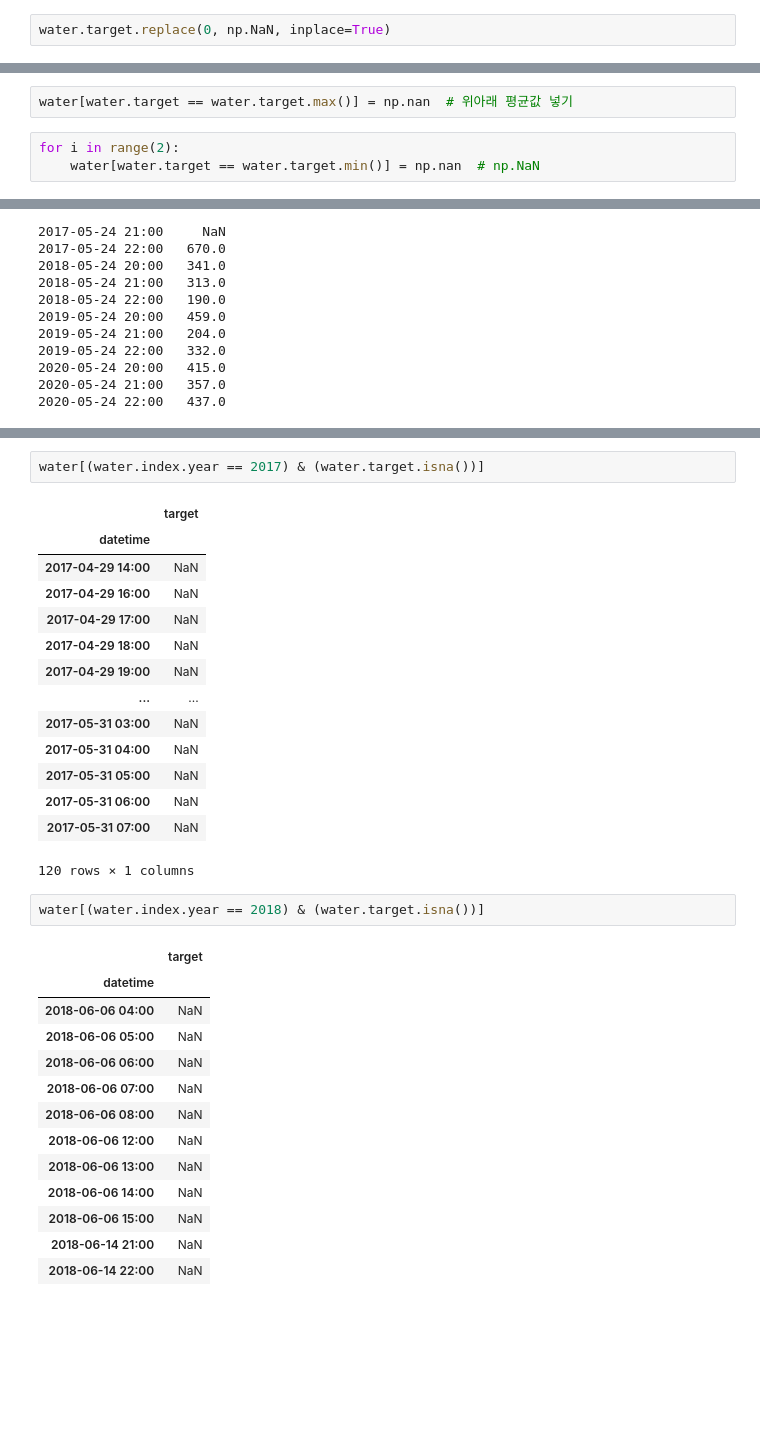
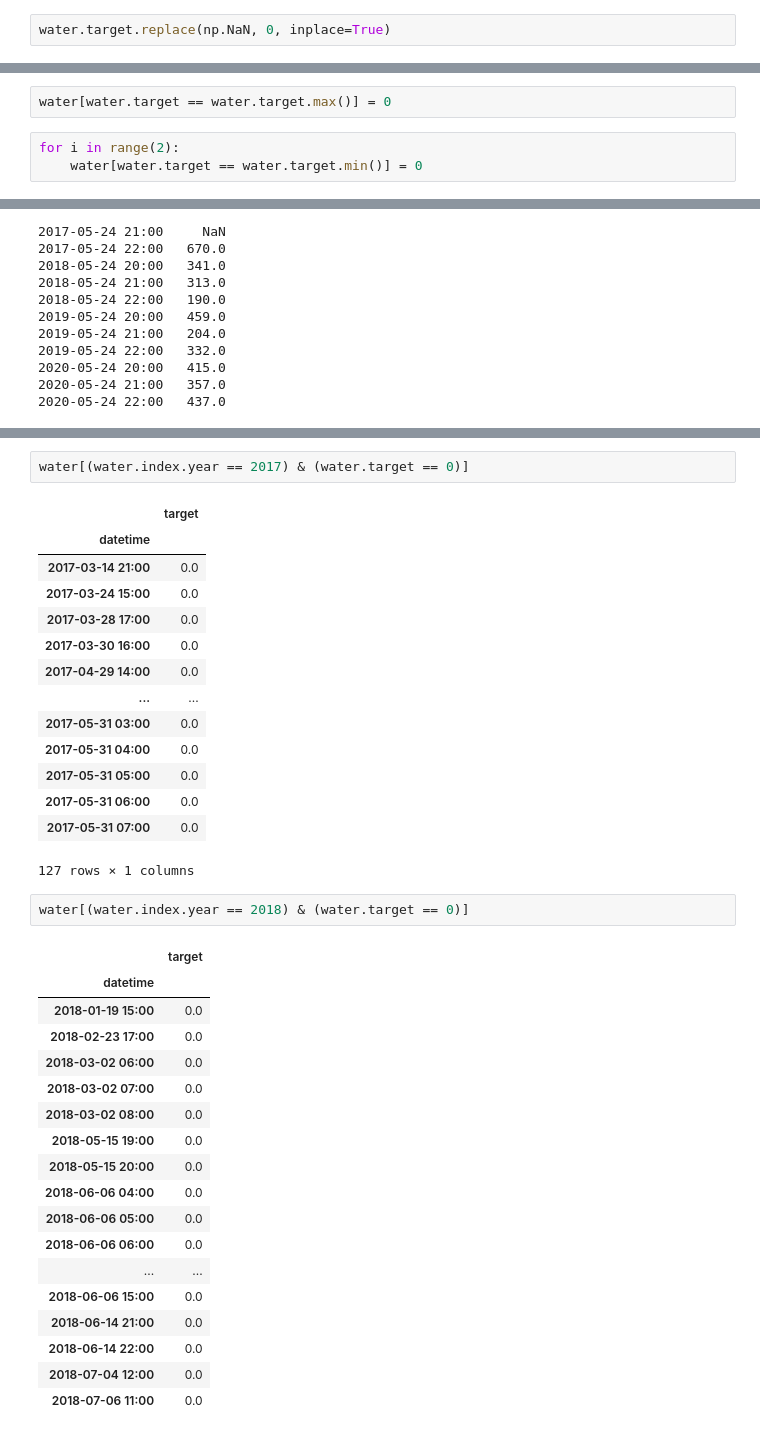
Before and after one commit to pyh5214/ML_Time-Series-Analysis, a Jupyter notebook: water.ipynb, the cells around one changed output, grey strips where cells are left out. Cells and saved outputs as stored; diff of their text form; blank space fills up the shorter version.

```diff
--- a/water.ipynb
+++ b/water.ipynb
@@ -80,17 +80,17 @@ water.sort_values(by='target', ascending=False)
 # %%
 water.target = water.target.round(0)
 # %%
-water.target.replace(0, np.NaN, inplace=True)
+water.target.replace(np.NaN, 0, inplace=True)
 # %%
 water.plot()
 # %% [output]
 <AxesSubplot:xlabel='datetime'>
 [figure]
 # %%
-water[water.target == water.target.max()] = np.nan  # 위아래 평균값 넣기
+water[water.target == water.target.max()] = 0
 # %%
 for i in range(2):
-    water[water.target == water.target.min()] = np.nan  # np.NaN
+    water[water.target == water.target.min()] = 0
 # %%
 water.plot()
 # %% [output]
@@ -288,36 +286,41 @@ water[(water.index.year == 2020) & (water.index.month == 5) & (
 [figure]
 [figure]
 # %%
-water[(water.index.year == 2017) & (water.target.isna())]
+water[(water.index.year == 2017) & (water.target == 0)]
 # %% [output]
 |  | target |
 | datetime |  |
-| 2017-04-29 14:00 | NaN |
-| 2017-04-29 16:00 | NaN |
-| 2017-04-29 17:00 | NaN |
-| 2017-04-29 18:00 | NaN |
-| 2017-04-29 19:00 | NaN |
+| 2017-03-14 21:00 | 0.0 |
+| 2017-03-24 15:00 | 0.0 |
+| 2017-03-28 17:00 | 0.0 |
+| 2017-03-30 16:00 | 0.0 |
+| 2017-04-29 14:00 | 0.0 |
 | ... | ... |
-| 2017-05-31 03:00 | NaN |
-| 2017-05-31 04:00 | NaN |
-| 2017-05-31 05:00 | NaN |
-| 2017-05-31 06:00 | NaN |
-| 2017-05-31 07:00 | NaN |
+| 2017-05-31 03:00 | 0.0 |
+| 2017-05-31 04:00 | 0.0 |
+| 2017-05-31 05:00 | 0.0 |
+| 2017-05-31 06:00 | 0.0 |
+| 2017-05-31 07:00 | 0.0 |
-120 rows × 1 columns
+127 rows × 1 columns
 # %%
-water[(water.index.year == 2018) & (water.target.isna())]
+water[(water.index.year == 2018) & (water.target == 0)]
 # %% [output]
 |  | target |
 | datetime |  |
-| 2018-06-06 04:00 | NaN |
-| 2018-06-06 05:00 | NaN |
-| 2018-06-06 06:00 | NaN |
-| 2018-06-06 07:00 | NaN |
-| 2018-06-06 08:00 | NaN |
-| 2018-06-06 12:00 | NaN |
-| 2018-06-06 13:00 | NaN |
-| 2018-06-06 14:00 | NaN |
-| 2018-06-06 15:00 | NaN |
-| 2018-06-14 21:00 | NaN |
-| 2018-06-14 22:00 | NaN |
+| 2018-01-19 15:00 | 0.0 |
+| 2018-02-23 17:00 | 0.0 |
+| 2018-03-02 06:00 | 0.0 |
+| 2018-03-02 07:00 | 0.0 |
+| 2018-03-02 08:00 | 0.0 |
+| 2018-05-15 19:00 | 0.0 |
+| 2018-05-15 20:00 | 0.0 |
+| 2018-06-06 04:00 | 0.0 |
+| 2018-06-06 05:00 | 0.0 |
+| 2018-06-06 06:00 | 0.0 |
+| ... | ... |
+| 2018-06-06 15:00 | 0.0 |
+| 2018-06-14 21:00 | 0.0 |
+| 2018-06-14 22:00 | 0.0 |
+| 2018-07-04 12:00 | 0.0 |
+| 2018-07-06 11:00 | 0.0 |
 # %%
```
Also changed, not shown: parts of 26 cells of this notebook.
